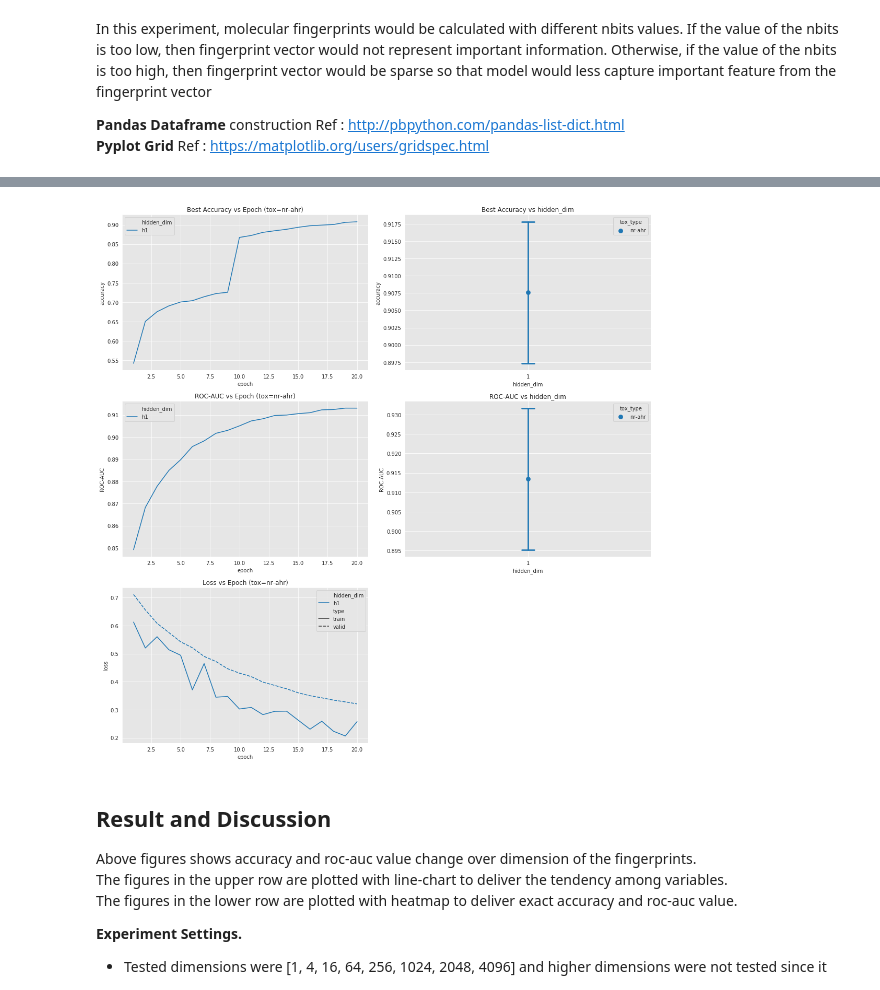
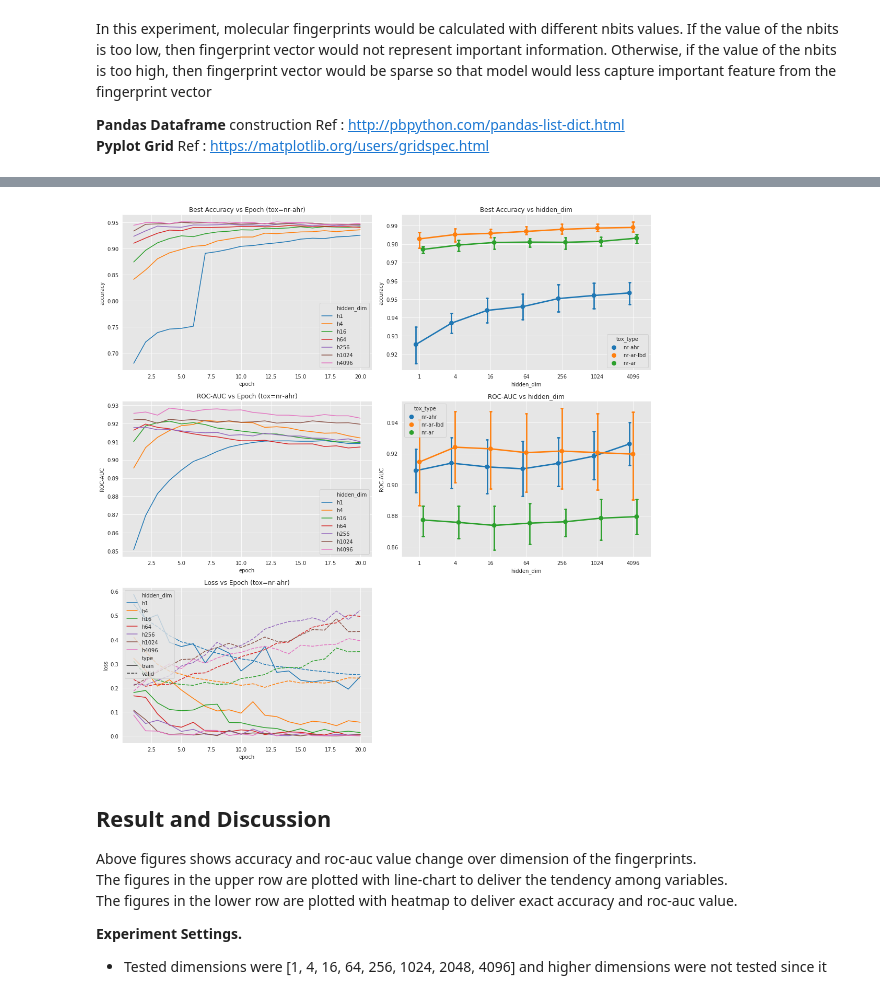
Before and after one commit to heartcored98/CH485_AI_Chemistry, a Jupyter notebook: Practice3_Tox21_MLP/Assignment3_Tox21_MLP.ipynb, the cells around one changed output, grey strips where cells are left out. Drawn from its saved outputs; the diff is of its cells as text; code cells hidden in the pictures.

Commit message:
Update visualization technique

```diff
--- a/Practice3_Tox21_MLP/Assignment3_Tox21_MLP.ipynb
+++ b/Practice3_Tox21_MLP/Assignment3_Tox21_MLP.ipynb
@@ -305,6 +305,7 @@ def callback_experiment(list_result):
 # %%
 args.input_dim = 2048
 args.hidden_dim = 128
+args.batch_size = 128
 args.output_dim = 1
 args.n_layer = 2
 args.dropout_rate = 0.2
@@ -341,10 +342,10 @@ args.batch_size=128
 args.device = 'cuda' if torch.cuda.is_available() else 'cpu'
 
 exp_data['exp_hidden_dim'] = list()
-list_hidden_dim = [1, 4, 16, 64, 256, 1024, 4096, 8192]
+list_hidden_dim = [1, 4, 16, 64, 256, 1024, 4096]
 
 # pool = Pool(processes=14)
-for tox_type in list_tox_type[:12]:
+for tox_type in list_tox_type[:3]:
     for hidden_dim in list_hidden_dim:
         args.tox_type = tox_type
         args.hidden_dim = hidden_dim
@@ -389,38 +404,38 @@ sns.set_style("darkgrid", {"axes.facecolor": ".9"})
 gs = gridspec.GridSpec(3, 2)
 
 ax = plt.subplot(gs[0,1])
-grid = sns.pointplot(x="hidden_dim", y="acc", hue="tox_type", data=df, ci='sd', capsize=0.05, ax=ax)
+grid = sns.pointplot(x="hidden_dim", y="acc", hue="tox_type", data=df, ci=95, capsize=0.05, dodge=0.2, ax=ax)
 grid.set_title("Best Accuracy vs {}".format(variable))
 grid.set_ylabel("accuracy")
 grid.grid(True)
 
 ax = plt.subplot(gs[0,0])
 df_acc = df_test.loc[df_test['type'] == 'acc']
 grid = sns.lineplot(x='epoch', y='test', hue=variable, data=df_acc, ax=ax)
 grid.set_title("Best Accuracy vs Epoch (tox=nr-ahr)")
 grid.set_ylabel("accuracy")
 
 ax = plt.subplot(gs[1,1])
-grid = sns.pointplot(x="hidden_dim", y="roc_auc", hue="tox_type", data=df, ci='sd', capsize=0.05, ax=ax)
+grid = sns.pointplot(x="hidden_dim", y="roc_auc", hue="tox_type", data=df, ci=95, capsize=0.05, dodge=0.2, ax=ax)
 grid.set_title("ROC-AUC vs {}".format(variable))
 grid.set_ylabel("ROC-AUC")
 grid.grid(True)
 
 ax = plt.subplot(gs[1,0])
 df_roc_auc = df_test.loc[df_test['type'] == 'roc_auc']
 grid = sns.lineplot(x='epoch', y='test', hue=variable, data=df_roc_auc, ax=ax)
 grid.set_title("ROC-AUC vs Epoch (tox=nr-ahr)")
 grid.set_ylabel("ROC-AUC")
 
 ax = plt.subplot(gs[2,0])
 grid = sns.lineplot(x='epoch', y='loss', hue=variable, style='type', data=df_loss, ax=ax)
 grid.set_title("Loss vs Epoch (tox=nr-ahr)")
 
 plt.tight_layout()
 plt.grid(True)
-plt.savefig('./images/exp1.png')
+plt.savefig('./images/exp1_hidden_dim.png')
 # %% [output]
-[figure, old version]
+[figure, new version]
 # %% [markdown]
 ## Result and Discussion
 
```
Also changed, not shown: parts of 12 cells of this notebook.
